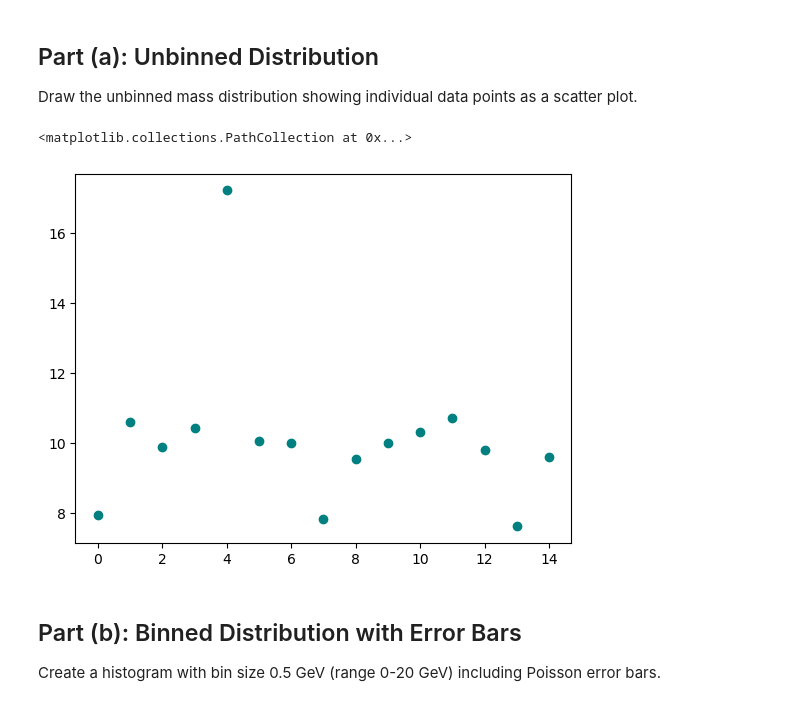
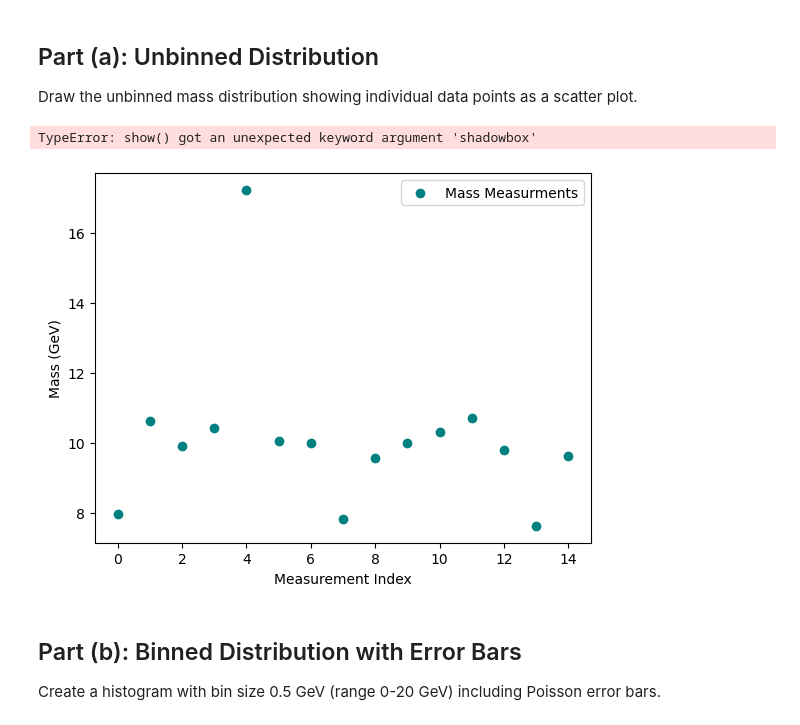
Before and after one commit to leoquintana4/Phys-434, a Jupyter notebook: PHYS 434 Lab 4.ipynb, the cells around one changed output. Saved outputs shown, nothing was run; the diff lists cells and outputs as text; code cells hidden in the pictures.

```diff
--- a/PHYS 434 Lab 4.ipynb
+++ b/PHYS 434 Lab 4.ipynb
@@ -46,11 +46,14 @@ Draw the unbinned mass distribution showing individual data points as a scatter
 # %%
 # TODO: Create a scatter plot showing individual mass measurements
 fig, ax = plt.subplots()
-ax.scatter(range(len(mass)), mass, color='teal', label='Mass Measurments Plot')
-ax.set_xlabel('')
+ax.scatter(range(len(mass)), mass, color='teal', label='Mass Measurments')
+ax.set_ylabel('Mass (GeV)')
+ax.set_xlabel('Measurement Index')
+ax.legend()
+plt.show(shadowbox=True);
 # %% [output]
-<matplotlib.collections.PathCollection at 0x...>
+TypeError: show() got an unexpected keyword argument 'shadowbox'
-[figure, old version]
+[figure, new version]
 # %% [markdown]
 ## Part (b): Binned Distribution with Error Bars
 
```
Also changed, not shown: parts of 11 cells of this notebook, 20 other files.
